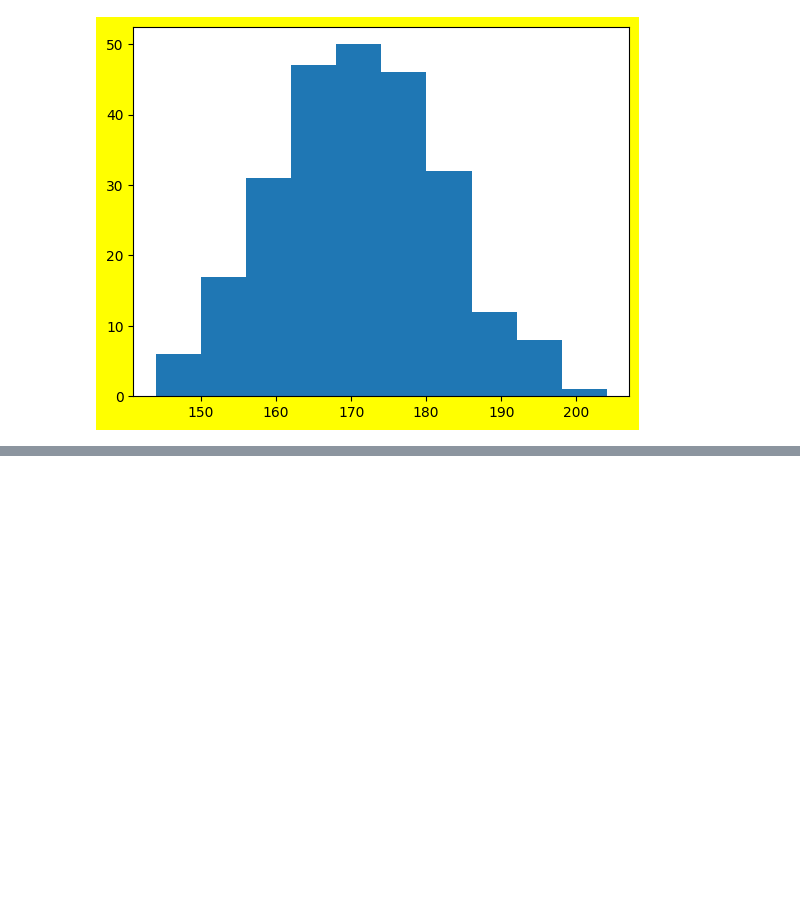
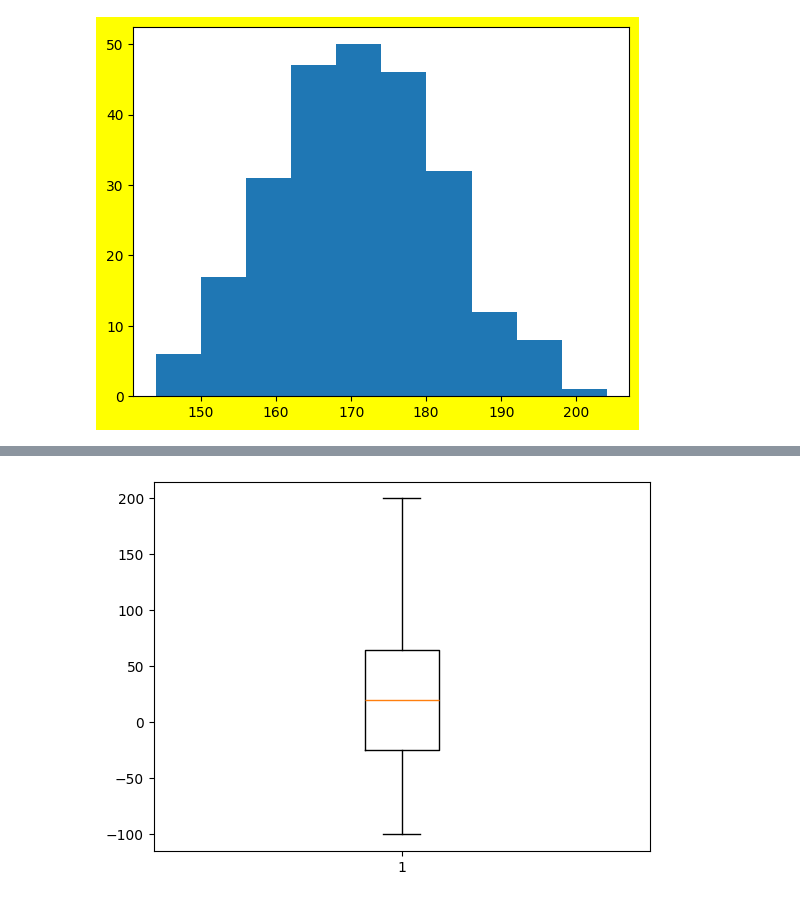
Before and after one commit to adarsh0707-kumar/AI---ML-Traning, a Jupyter notebook: Matplotlib.ipynb, the cells around one changed output, grey strips where cells are left out. Cells and saved outputs as stored; diff of their text form; code cells hidden in the pictures; blank space fills up the shorter version.

```diff
--- a/Matplotlib.ipynb
+++ b/Matplotlib.ipynb
@@ -157,0 +167,6 @@ plt.show()
+# %%
+arr = np.array([-100,10,200,30,40,100, -50, 0, 20, -10, 50, 60, 70, 80, 90, -20, -30, -40, -50])
+plt.boxplot(x=arr)
+plt.show()
+# %% [output]
+[figure, added]
```
Also changed, not shown: parts of 2 cells of this notebook.
